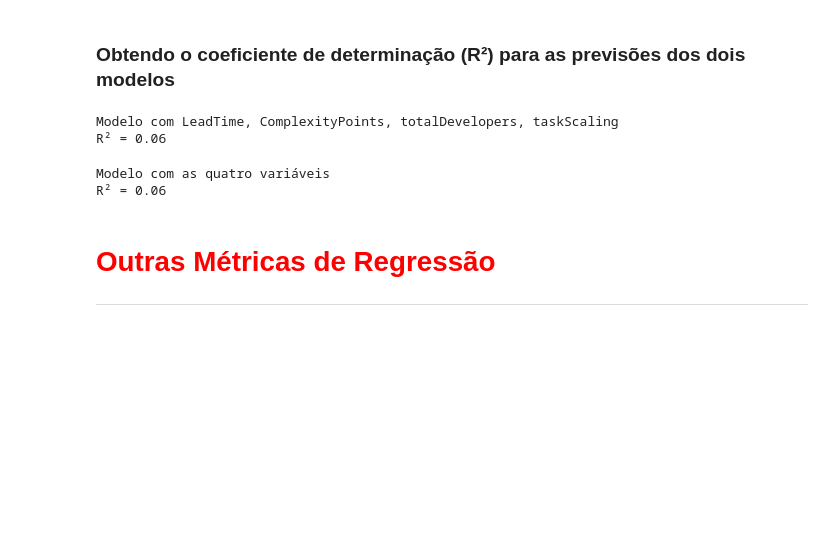
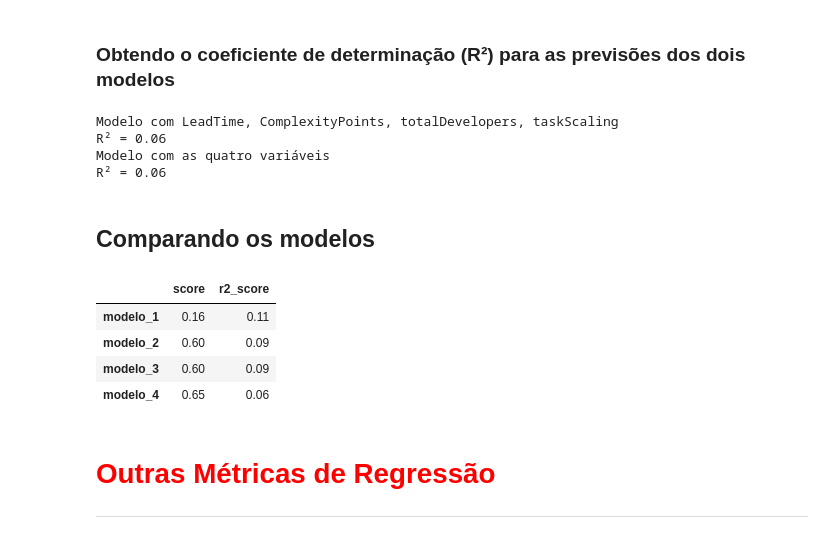
Before and after one commit to Technical-Debt-Large-Scale/tdmls, a Jupyter notebook: Análise dos Fatores que Podem Impactar a Dívida Técnica.ipynb, the cells around one changed output. Cells and saved outputs as stored; diff of their text form; code cells hidden in the pictures; blank space fills up the shorter version.

```diff
--- a/Análise dos Fatores que Podem Impactar a Dívida Técnica.ipynb
+++ b/Análise dos Fatores que Podem Impactar a Dívida Técnica.ipynb
@@ -1144,8 +1116,11 @@ LinearRegression(copy_X=True, fit_intercept=True, n_jobs=1, normalize=False)
 # %% [markdown]
 ### Obtendo o coeficiente de determinação (R²) do novo modelo estimado e comparando com o resultado do modelo anterior
 # %%
+modelo_3_score = modelo_3.score(X3_train, y3_train).round(2)
 print('Modelo com LeadTime, ComplexityPoints, totalDevelopers')
-print('R² = {}'.format(modelo_3.score(X3_train, y3_train).round(2)))
+print('R² = {}'.format(modelo_3_score))
+print('Modelo com as 4 variáveis')
+print('R² = {}'.format(modelo.score(X_train, y_train).round(2)))
 # %% [output]
 Modelo com LeadTime, ComplexityPoints, totalDevelopers
 R² = 0.6
@@ -1163,8 +1134,11 @@ y_previsto_3 = modelo_3.predict(X3_test)
 # %% [markdown]
 ### Obtendo o coeficiente de determinação (R²) para as previsões dos dois modelos
 # %%
+modelo_3_metrics_r2_score = metrics.r2_score(y3_test, y_previsto_3).round(2)
 print('Modelo com LeadTime')
-print('R² = {}'.format(metrics.r2_score(y3_test, y_previsto_3).round(2)))
+print('R² = {}'.format(modelo_3_metrics_r2_score))
+print('Modelo com as quatro variáveis')
+print('R² = {}'.format(metrics.r2_score(y_test, y_previsto).round(2)))
 # %% [output]
 Modelo com LeadTime
 R² = 0.09
@@ -1202,8 +1171,9 @@ LinearRegression(copy_X=True, fit_intercept=True, n_jobs=1, normalize=False)
 # %% [markdown]
 ### Obtendo o coeficiente de determinação (R²) do novo modelo estimado e comparando com o resultado do modelo anterior
 # %%
+modelo_4_score = modelo_4.score(X4_train, y4_train).round(2)
 print('Modelo com LeadTime, ComplexityPoints, totalDevelopers, taskScaling')
-print('R² = {}'.format(modelo_4.score(X4_train, y4_train).round(2)))
+print('R² = {}'.format(modelo_4_score))
 # %% [output]
 Modelo com LeadTime, ComplexityPoints, totalDevelopers, taskScaling
 R² = 0.65
@@ -1215,17 +1185,34 @@ y_previsto_4 = modelo_4.predict(X4_test)
 # %% [markdown]
 ### Obtendo o coeficiente de determinação (R²) para as previsões dos dois modelos
 # %%
+modelo_4_metrics_r2_score = metrics.r2_score(y4_test, y_previsto_4).round(2)
 print('Modelo com LeadTime, ComplexityPoints, totalDevelopers, taskScaling')
-print('R² = {}'.format(metrics.r2_score(y4_test, y_previsto_4).round(2)))
+print('R² = {}'.format(modelo_4_metrics_r2_score))
+print('Modelo com as quatro variáveis')
+print('R² = {}'.format(metrics.r2_score(y_test, y_previsto).round(2)))
 # %% [output]
 Modelo com LeadTime, ComplexityPoints, totalDevelopers, taskScaling
 R² = 0.06
+Modelo com as quatro variáveis
+R² = 0.06
-# %%
-print('Modelo com as quatro variáveis')
-print('R² = {}'.format(metrics.r2_score(y_test, y_previsto).round(2)))
-# %% [output]
-Modelo com as quatro variáveis
-R² = 0.06
+# %% [markdown]
+## Comparando os modelos
+# %%
+my_data_modelo = np.array([
+    [modelo_1_score, modelo_1_metrics_r2_score],
+    [modelo_2_score, modelo_2_metrics_r2_score],
+    [modelo_3_score, modelo_3_metrics_r2_score],
+    [modelo_4_score, modelo_4_metrics_r2_score],
+                   ])
+my_index_modelo = ['modelo_1', 'modelo_2', 'modelo_3', 'modelo_4']
+my_columns_modelo = ['score', 'r2_score']
+pd.DataFrame(data=my_data_modelo, index=my_index_modelo, columns=my_columns_modelo)
+# %% [output]
+|  | score | r2_score |
+| modelo_1 | 0.16 | 0.11 |
+| modelo_2 | 0.60 | 0.09 |
+| modelo_3 | 0.60 | 0.09 |
+| modelo_4 | 0.65 | 0.06 |
 # %% [markdown]
 # <font color='red' style='font-size: 30px;'>Outras Métricas de Regressão</font>
 <hr style='border: 2px solid red;'>
```
Also changed, not shown: parts of 47 cells of this notebook.
